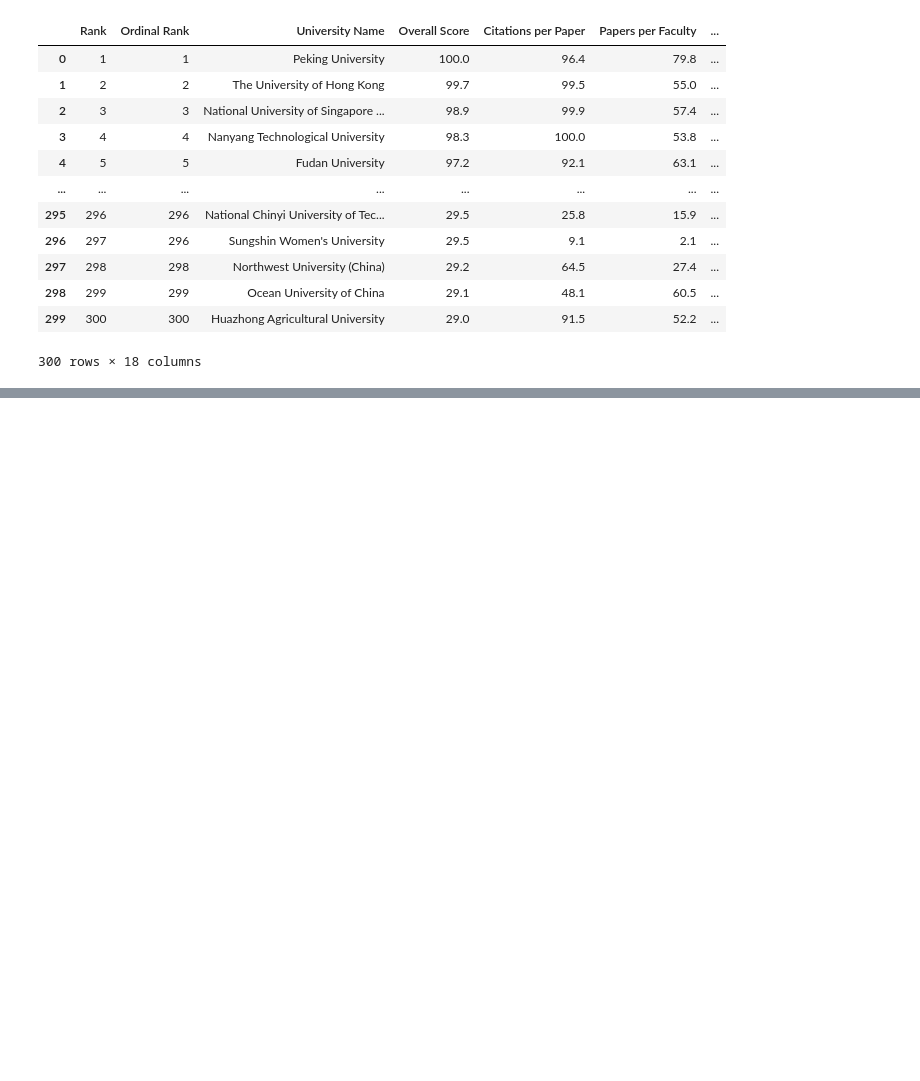
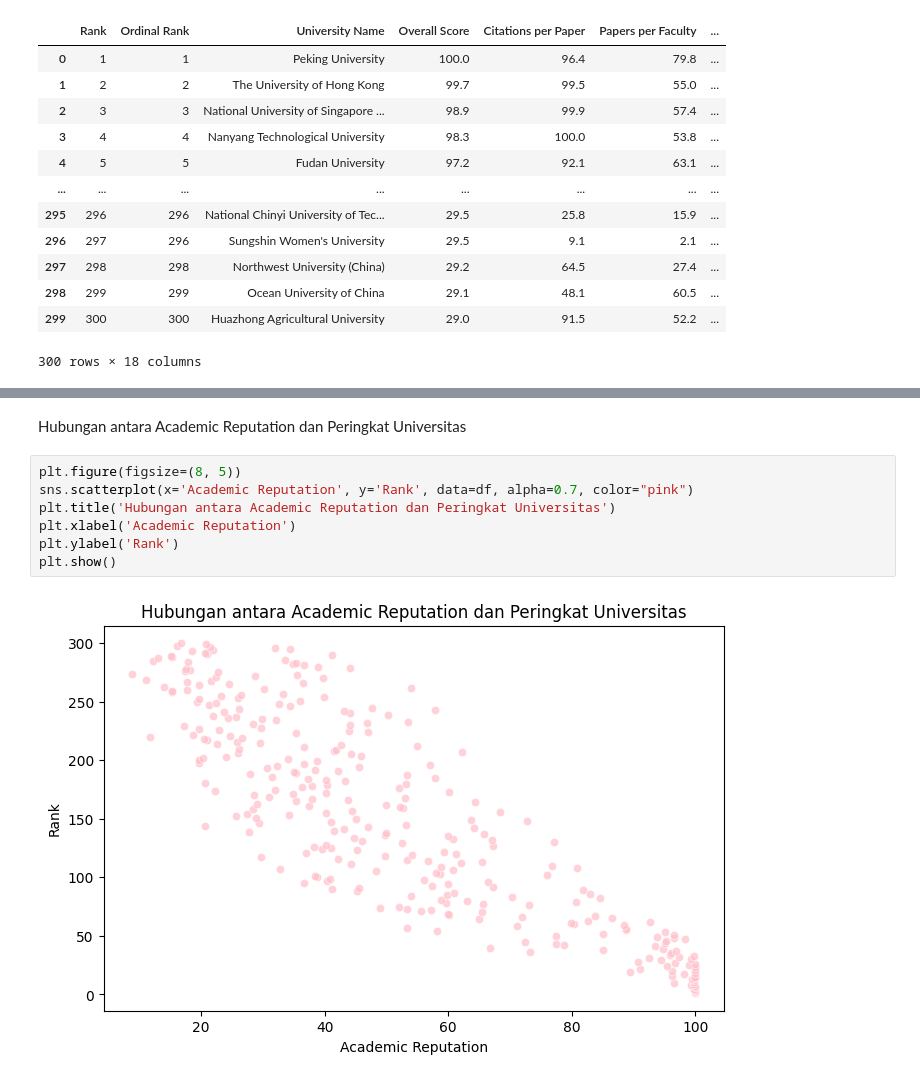
Before and after one commit to vi0rend/AVD-Alvionej-Resna, a Jupyter notebook: Praktikum_AVD_2.ipynb, the cells around one changed output, grey strips where cells are left out. Saved outputs shown, nothing was run; the diff lists cells and outputs as text; blank space fills up the shorter version.

```diff
--- a/Praktikum_AVD_2.ipynb
+++ b/Praktikum_AVD_2.ipynb
@@ -320,0 +376,11 @@ Data berhasil disimpan sebagai file Excel: /content/topuniversities.csv
+# %% [markdown]
+Hubungan antara Academic Reputation dan Peringkat Universitas
+# %%
+plt.figure(figsize=(8, 5))
+sns.scatterplot(x='Academic Reputation', y='Rank', data=df, alpha=0.7, color="pink")
+plt.title('Hubungan antara Academic Reputation dan Peringkat Universitas')
+plt.xlabel('Academic Reputation')
+plt.ylabel('Rank')
+plt.show()
+# %% [output]
+[figure, added]
```
Also changed, not shown: parts of 15 cells of this notebook.
